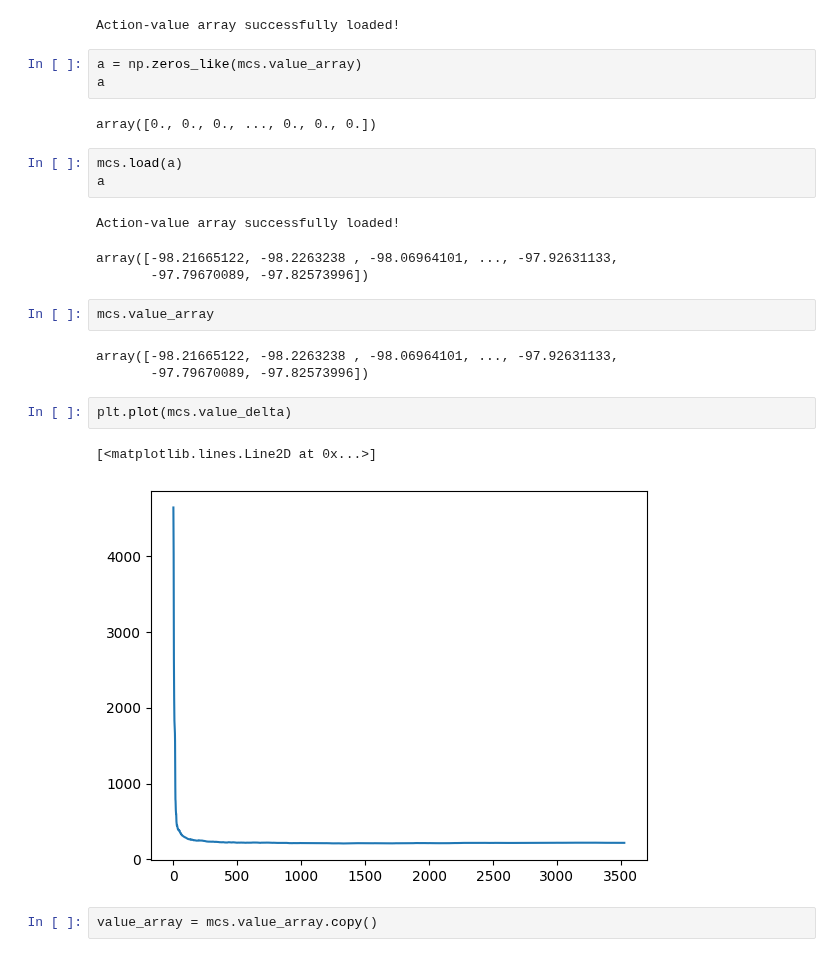
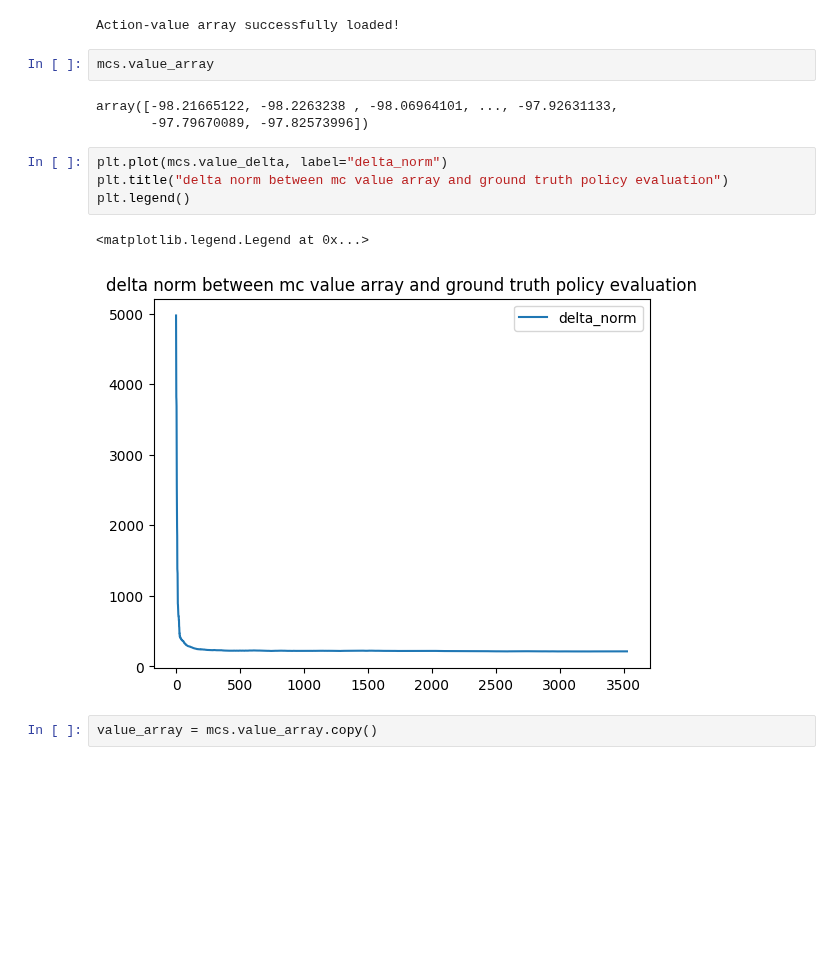
Before and after one commit to Fousseyni-Sang/rl-blog, a Jupyter notebook: ch3/ch3_part1_MC_Sampling_application.ipynb, the cells around one changed output. Drawn from its saved outputs; the diff is of its cells as text; blank space fills up the shorter version.

```diff
--- a/ch3/ch3_part1_MC_Sampling_application.ipynb
+++ b/ch3/ch3_part1_MC_Sampling_application.ipynb
@@ -902,28 +829,18 @@ Action-value array successfully loaded!
 mcs.load(mcs.value_array)
 # %% [output]
 Action-value array successfully loaded!
-# %%
-a = np.zeros_like(mcs.value_array)
-a
-# %% [output]
-array([0., 0., 0., ..., 0., 0., 0.])
-# %%
-mcs.load(a)
-a
-# %% [output]
-Action-value array successfully loaded!
-array([-98.21665122, -98.2263238 , -98.06964101, ..., -97.92631133,
-       -97.79670089, -97.82573996])
 # %%
 mcs.value_array
 # %% [output]
 array([-98.21665122, -98.2263238 , -98.06964101, ..., -97.92631133,
        -97.79670089, -97.82573996])
-# %%
-plt.plot(mcs.value_delta)
-# %% [output]
-[<matplotlib.lines.Line2D at 0x...>]
-[figure, removed]
+# %%
+plt.plot(mcs.value_delta, label="delta_norm")
+plt.title("delta norm between mc value array and ground truth policy evaluation")
+plt.legend()
+# %% [output]
+<matplotlib.legend.Legend at 0x...>
+[figure, added]
 # %%
 value_array = mcs.value_array.copy()
 # %%
```
Also changed, not shown: parts of 13 cells of this notebook, 1 other file.
